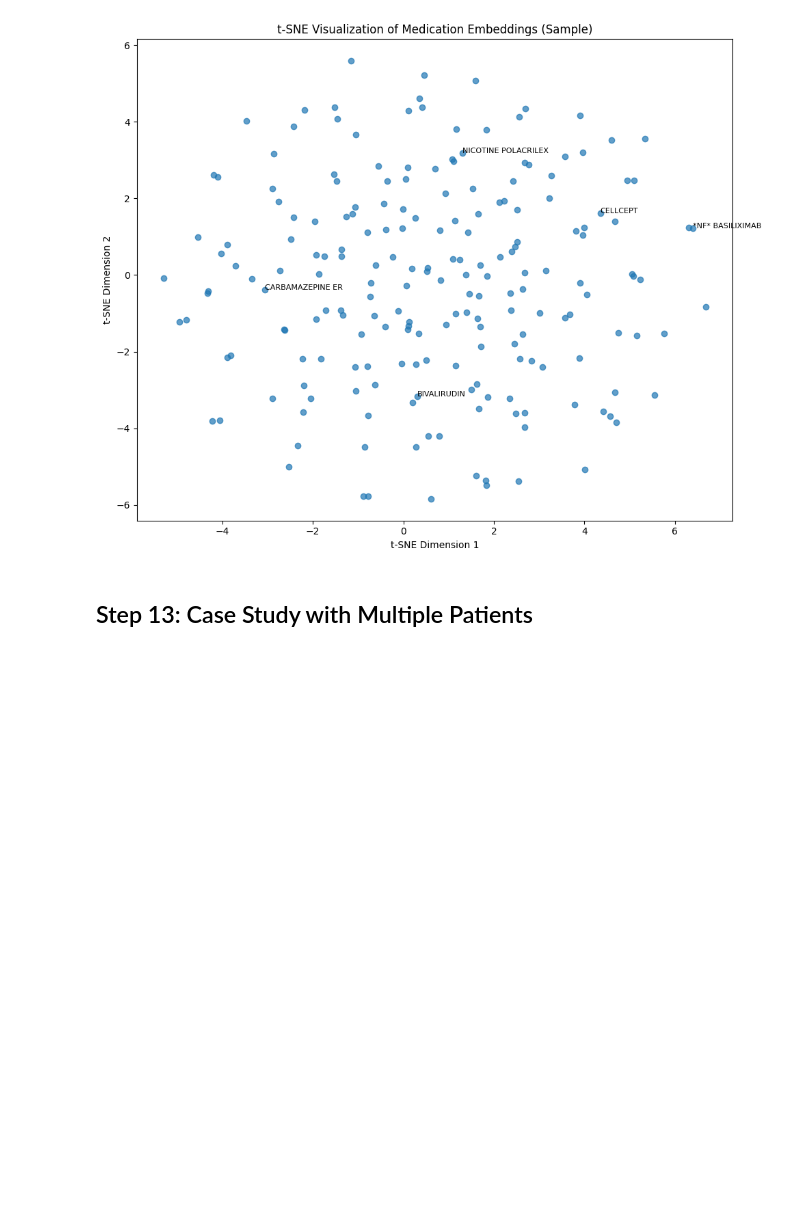
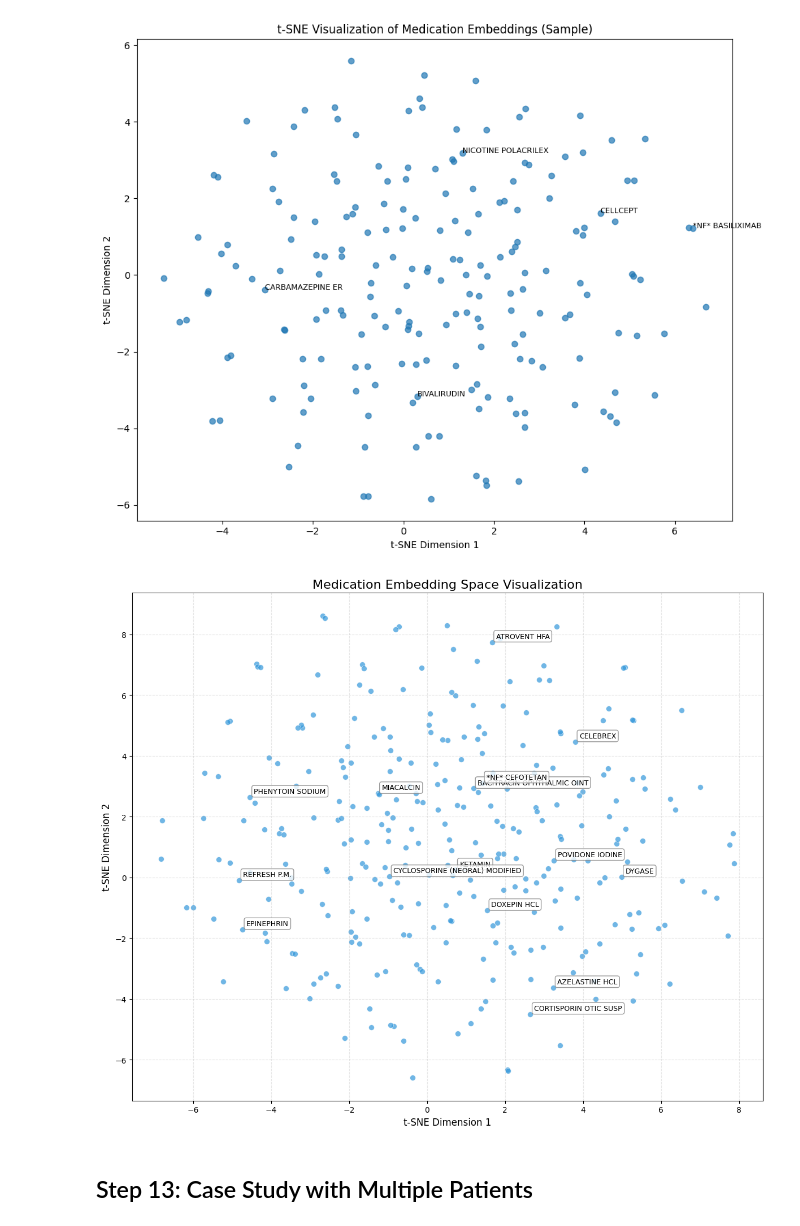
Before and after one commit to knkarthik01/polypharmacy-med-recommendation, a Jupyter notebook: Medication_Recommendation_System_for_Polypharmacy_Patients.ipynb, the cells around one changed output. Drawn from its saved outputs; the diff is of its cells as text; code cells hidden in the pictures; blank space fills up the shorter version.

```diff
--- a/Medication_Recommendation_System_for_Polypharmacy_Patients.ipynb
+++ b/Medication_Recommendation_System_for_Polypharmacy_Patients.ipynb
@@ -1068,6 +1104,58 @@ plt.show()
 # %% [output]
 [figure]
 [figure]
+# %%
+# 12.3 Enhanced t-SNE visualization of medication embeddings
+from sklearn.manifold import TSNE
+
+# Function to get embeddings but limit to a sample for speed
+@torch.no_grad()
+def get_sample_embeddings(sample_size=100):
+    model.eval()
+    # Get full embeddings
+    node_embeddings = model()
+
+    # Sample medication embeddings
+    med_emb = node_embeddings['medication'].cpu().numpy()
+    if len(med_emb) > sample_size:
+        indices = np.random.choice(len(med_emb), sample_size, replace=False)
+        return med_emb[indices], indices
+    else:
+        return med_emb, np.arange(len(med_emb))
+
+# Get sample of medication embeddings
+med_embeddings, sampled_indices = get_sample_embeddings(sample_size=300)
+
+# Apply t-SNE
+tsne = TSNE(n_components=2, random_state=42, n_iter=2000, perplexity=30)
+med_embeddings_2d = tsne.fit_transform(med_embeddings)
+
+# Create a more visually appealing plot
+plt.figure(figsize=(12, 10))
+
+# Plot points with better styling
+plt.scatter(med_embeddings_2d[:, 0], med_embeddings_2d[:, 1],
+            alpha=0.7, s=50, c='#3498db', edgecolors='white', linewidths=0.5)
+
+# Annotate more points with better formatting
+reverse_mapping = {idx: med for med, idx in medication_mapping.items()}
+for i in range(min(15, len(sampled_indices))):
+    idx = sampled_indices[i]
+    x, y = med_embeddings_2d[i]
+    if idx in reverse_mapping:
+        med_name = reverse_mapping[idx]
+        plt.annotate(med_name, (x, y), fontsize=9,
+                     xytext=(5, 5), textcoords='offset points',
+                     bbox=dict(boxstyle="round,pad=0.3", fc="white", ec="gray", alpha=0.8))
+
+plt.title('Medication Embedding Space Visualization', fontsize=16)
+plt.xlabel('t-SNE Dimension 1', fontsize=12)
+plt.ylabel('t-SNE Dimension 2', fontsize=12)
+plt.grid(True, linestyle='--', alpha=0.3)
+plt.tight_layout()
+plt.show()
+# %% [output]
+[figure, added]
 # %% [markdown]
 ## Step 13: Case Study with Multiple Patients
 # %%
```
Also changed, not shown: parts of 6 cells of this notebook.
